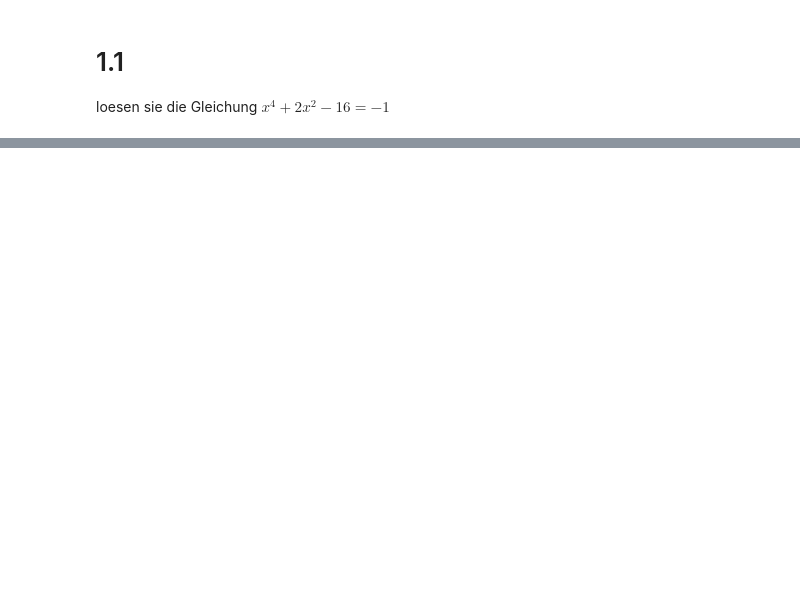
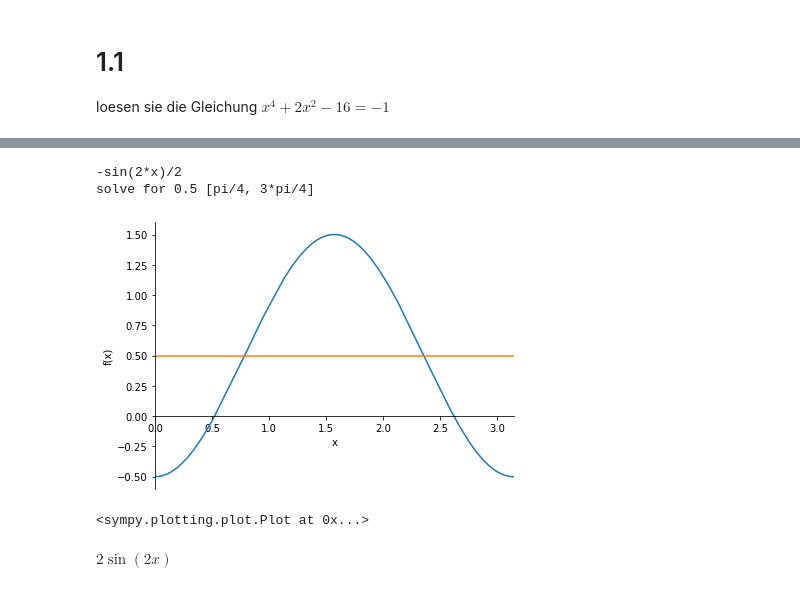
Before and after one commit to DerThorsten/litesaber, a Jupyter notebook: content/math/2019.ipynb, the cells around one changed output, grey strips where cells are left out. Drawn from its saved outputs; the diff is of its cells as text; code cells hidden in the pictures; blank space fills up the shorter version.

```diff
--- a/content/math/2019.ipynb
+++ b/content/math/2019.ipynb
@@ -73,3 +117,21 @@ print(math.log((3/6)**(-6)))
 print(math.log(64))
 # %%
 sympy.integrate(f,x)
+# %%
+# 3.1
+h = -sympy.cos(2*x) + 0.5
+g = 0.5
+
+diff_integral = sympy.integrate(h - g,x)
+print(diff_integral)
+print("solve for 0.5",solve(-sympy.cos(2*x),x))
+plot(h, g, xlim=[0,math.pi])
+# %% [output]
+-sin(2*x)/2
+solve for 0.5 [pi/4, 3*pi/4]
+[figure, added]
+<sympy.plotting.plot.Plot at 0x...>
+# %%
+-1*sympy.cos(2*x).diff()
+# %% [output]
+$\displaystyle 2 \sin{\left(2 x \right)}$
```
Also changed, not shown: parts of 12 cells of this notebook.
